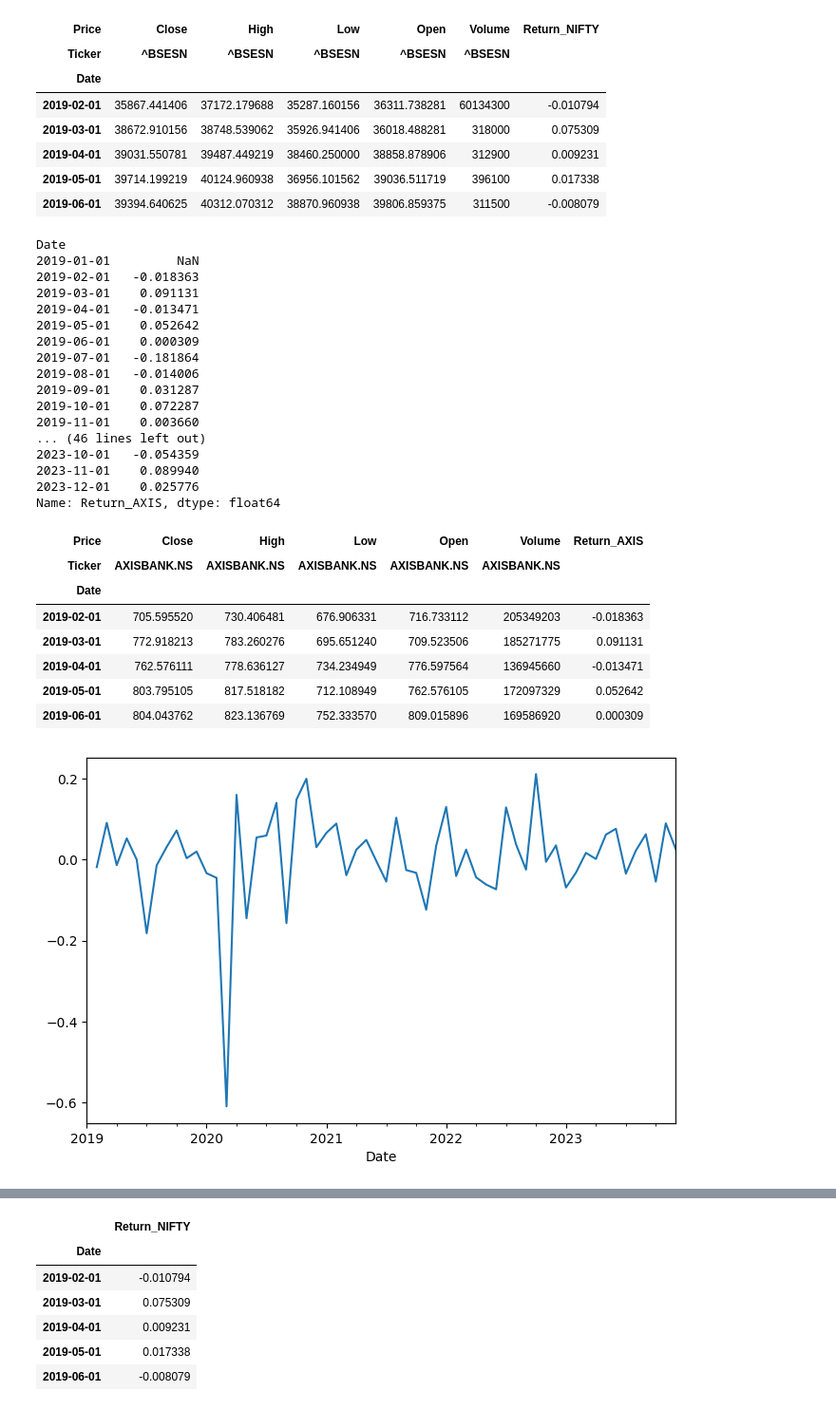
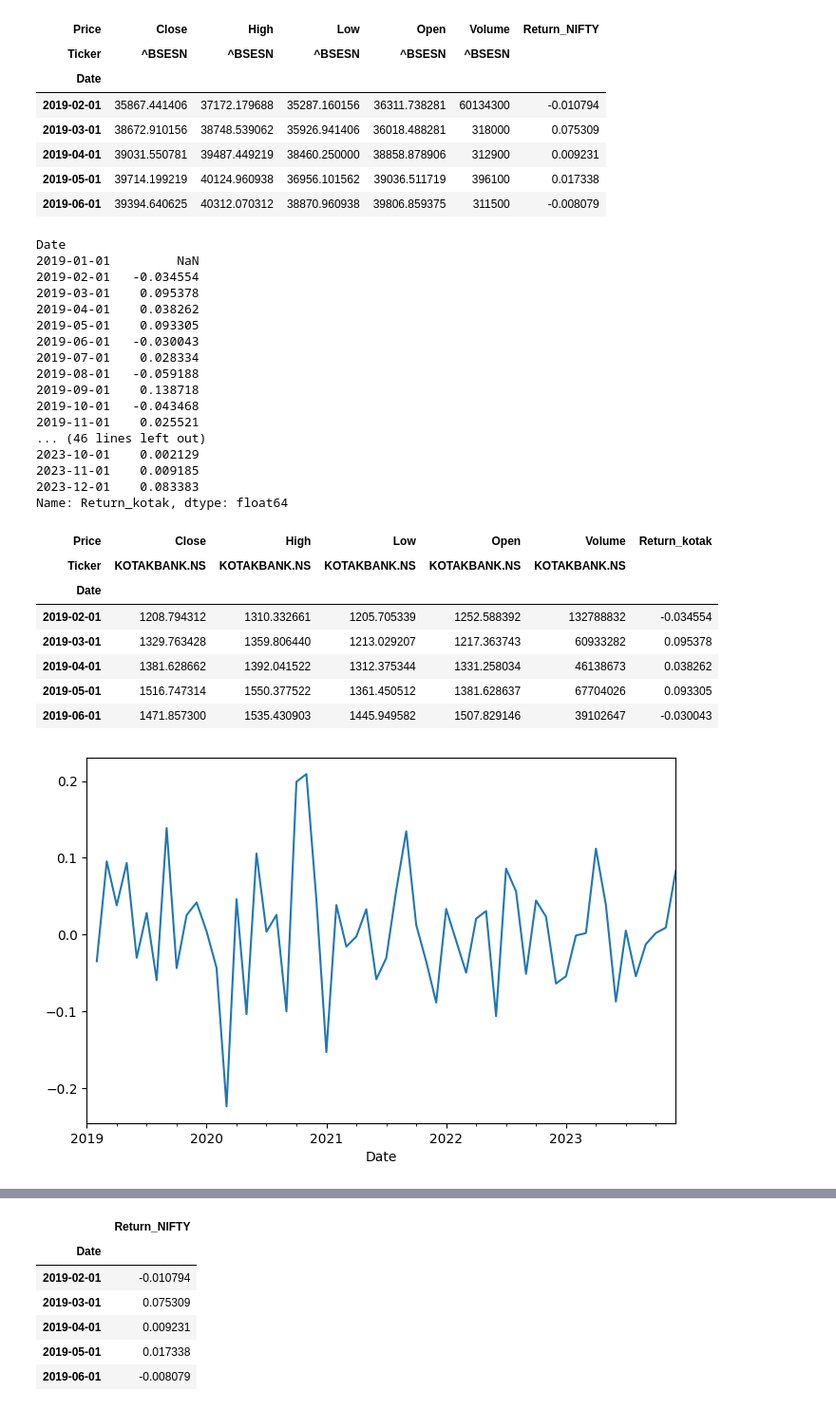
Before and after one commit to Prakharprasun/FMA, a Jupyter notebook: FMAQ1.ipynb, the cells around one changed output, grey strips where cells are left out. Shown: that part at 95% size. Cells and saved outputs as stored; diff of their text form; code cells hidden in the pictures.

```diff
--- a/FMAQ1.ipynb
+++ b/FMAQ1.ipynb
@@ -35,7 +35,7 @@ Requirement already satisfied: urllib3<3,>=1.21.1 in /usr/local/lib/python3.11/d
 Requirement already satisfied: certifi>=2017.4.17 in /usr/local/lib/python3.11/dist-packages (from requests>=2.31->yfinance) (2025.1.31)
 Requirement already satisfied: six>=1.5 in /usr/local/lib/python3.11/dist-packages (from python-dateutil>=2.8.2->pandas>=1.3.0->yfinance) (1.17.0)
 # %%
-axis_df = yf.download('AXISBANK.NS', start='2019-01-01', end='2024-01-01',progress=False, interval='1mo')
-axis_df.head()
+kotak_df = yf.download('KOTAKBANK.NS', start='2019-01-01', end='2024-01-01',progress=False, interval='1mo')
+kotak_df.head()
 # %% [output]
 | Price | Close | High | Low | Open | Volume |
@@ -104,41 +104,41 @@ nifty_df1.head()
 | 2019-06-01 | 39394.640625 | 40312.070312 | 38870.960938 | 39806.859375 | 311500 | -0.008079 |
 # %%
 #Caclulate log returns
-axis_df['Return_AXIS'] = np.log(axis_df['Close']/axis_df['Close'].shift(1))
-print(axis_df['Return_AXIS'])
+kotak_df['Return_kotak'] = np.log(kotak_df['Close']/kotak_df['Close'].shift(1))
+print(kotak_df['Return_kotak'])
 # %% [output]
 Date
 2019-01-01         NaN
-2019-02-01   -0.018363
-2019-03-01    0.091131
-2019-04-01   -0.013471
-2019-05-01    0.052642
-2019-06-01    0.000309
-2019-07-01   -0.181864
-2019-08-01   -0.014006
-2019-09-01    0.031287
-2019-10-01    0.072287
-2019-11-01    0.003660
+2019-02-01   -0.034554
+2019-03-01    0.095378
+2019-04-01    0.038262
+2019-05-01    0.093305
+2019-06-01   -0.030043
+2019-07-01    0.028334
+2019-08-01   -0.059188
+2019-09-01    0.138718
+2019-10-01   -0.043468
+2019-11-01    0.025521
 ... (46 lines left out)
-2023-10-01   -0.054359
-2023-11-01    0.089940
-2023-12-01    0.025776
-Name: Return_AXIS, dtype: float64
+2023-10-01    0.002129
+2023-11-01    0.009185
+2023-12-01    0.083383
+Name: Return_kotak, dtype: float64
 # %%
-axis_df1 = axis_df.dropna(axis=0)
-axis_df1.head()
+kotak_df1 = kotak_df.dropna(axis=0)
+kotak_df1.head()
 # %% [output]
-| Price | Close | High | Low | Open | Volume | Return_AXIS |
-| Ticker | AXISBANK.NS | AXISBANK.NS | AXISBANK.NS | AXISBANK.NS | AXISBANK.NS |  |
+| Price | Close | High | Low | Open | Volume | Return_kotak |
+| Ticker | KOTAKBANK.NS | KOTAKBANK.NS | KOTAKBANK.NS | KOTAKBANK.NS | KOTAKBANK.NS |  |
 | Date |  |  |  |  |  |  |
-| 2019-02-01 | 705.595520 | 730.406481 | 676.906331 | 716.733112 | 205349203 | -0.018363 |
-| 2019-03-01 | 772.918213 | 783.260276 | 695.651240 | 709.523506 | 185271775 | 0.091131 |
-| 2019-04-01 | 762.576111 | 778.636127 | 734.234949 | 776.597564 | 136945660 | -0.013471 |
-| 2019-05-01 | 803.795105 | 817.518182 | 712.108949 | 762.576105 | 172097329 | 0.052642 |
-| 2019-06-01 | 804.043762 | 823.136769 | 752.333570 | 809.015896 | 169586920 | 0.000309 |
+| 2019-02-01 | 1208.794312 | 1310.332661 | 1205.705339 | 1252.588392 | 132788832 | -0.034554 |
+| 2019-03-01 | 1329.763428 | 1359.806440 | 1213.029207 | 1217.363743 | 60933282 | 0.095378 |
+| 2019-04-01 | 1381.628662 | 1392.041522 | 1312.375344 | 1331.258034 | 46138673 | 0.038262 |
+| 2019-05-01 | 1516.747314 | 1550.377522 | 1361.450512 | 1381.628637 | 67704026 | 0.093305 |
+| 2019-06-01 | 1471.857300 | 1535.430903 | 1445.949582 | 1507.829146 | 39102647 | -0.030043 |
 # %%
-axis_df['Return_AXIS'].plot(figsize=(8,5))
+kotak_df['Return_kotak'].plot(figsize=(8,5))
 plt.show()
 # %% [output]
-[figure, old version]
+[figure, new version]
 # %%
```
Also changed, not shown: parts of 16 cells of this notebook.
